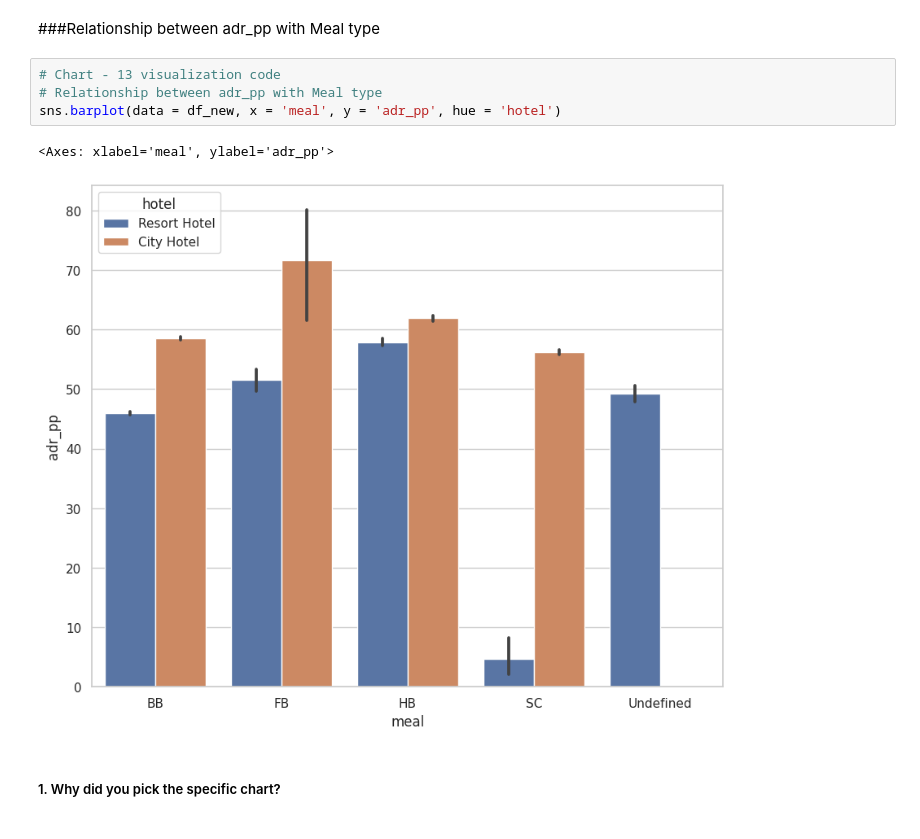
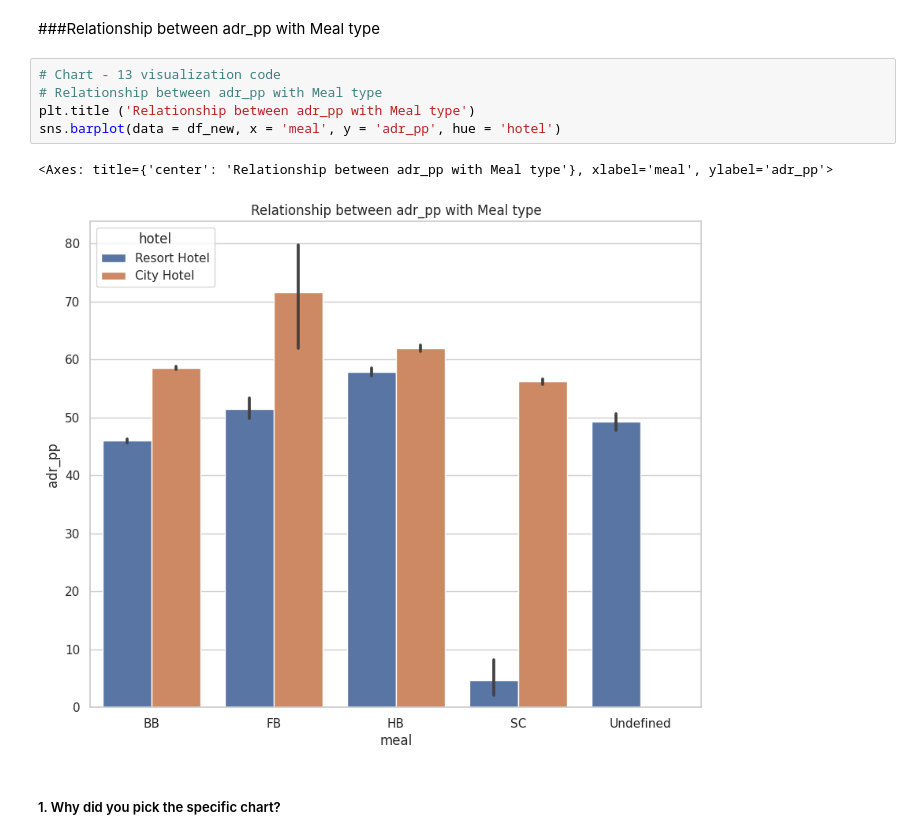
Before and after one commit to amoghsawant17/EDA_Project_Amogh, a Jupyter notebook: EDA_Hotel_Booking_Analysis.ipynb, the cells around one changed output. Saved outputs shown, nothing was run; the diff lists cells and outputs as text.

```diff
--- a/EDA_Hotel_Booking_Analysis.ipynb
+++ b/EDA_Hotel_Booking_Analysis.ipynb
@@ -987,10 +988,11 @@ Are there any insights that lead to negative growth? Justify with specific reaso
 # %%
 # Chart - 13 visualization code
 # Relationship between adr_pp with Meal type
+plt.title ('Relationship between adr_pp with Meal type')
 sns.barplot(data = df_new, x = 'meal', y = 'adr_pp', hue = 'hotel')
 # %% [output]
-<Axes: xlabel='meal', ylabel='adr_pp'>
+<Axes: title={'center': 'Relationship between adr_pp with Meal type'}, xlabel='meal', ylabel='adr_pp'>
-[figure, old version]
+[figure, new version]
 # %% [markdown]
 ##### 1. Why did you pick the specific chart?
 # %% [markdown]
```
Also changed, not shown: parts of 3 cells of this notebook.
